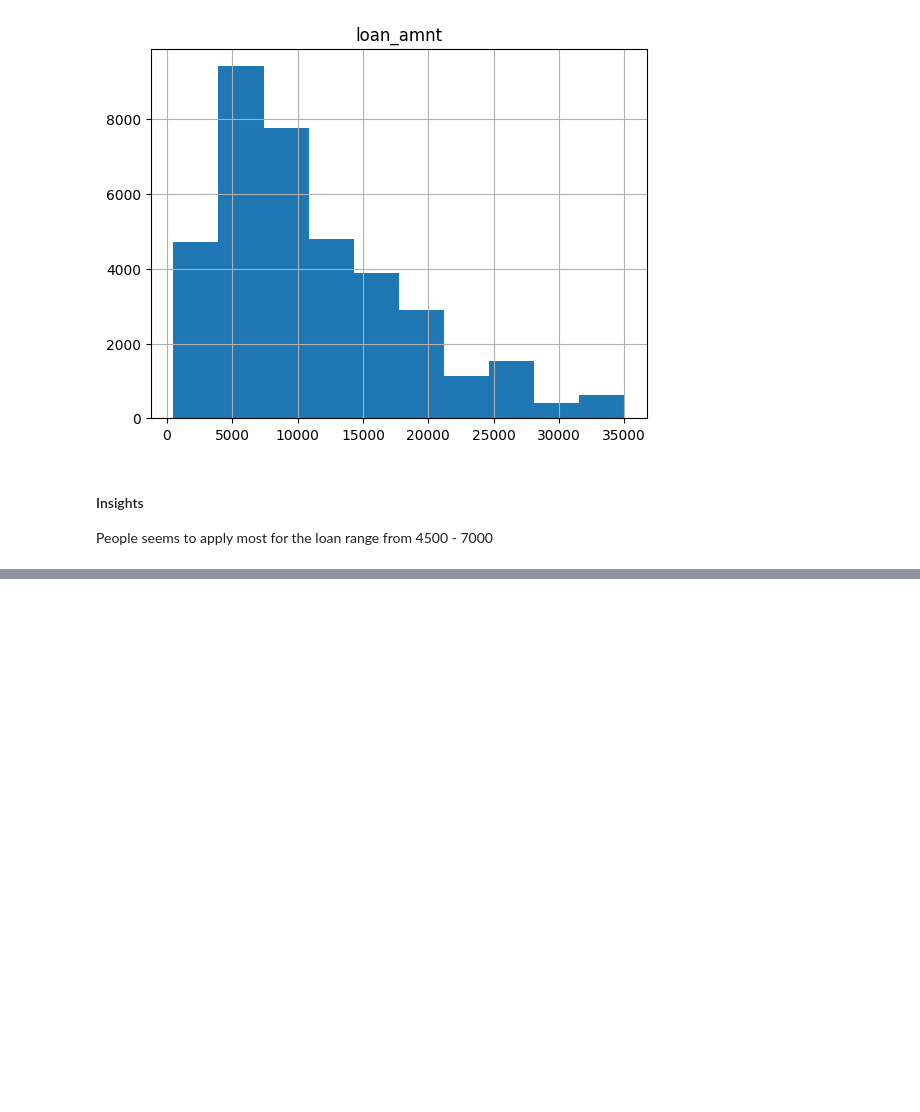
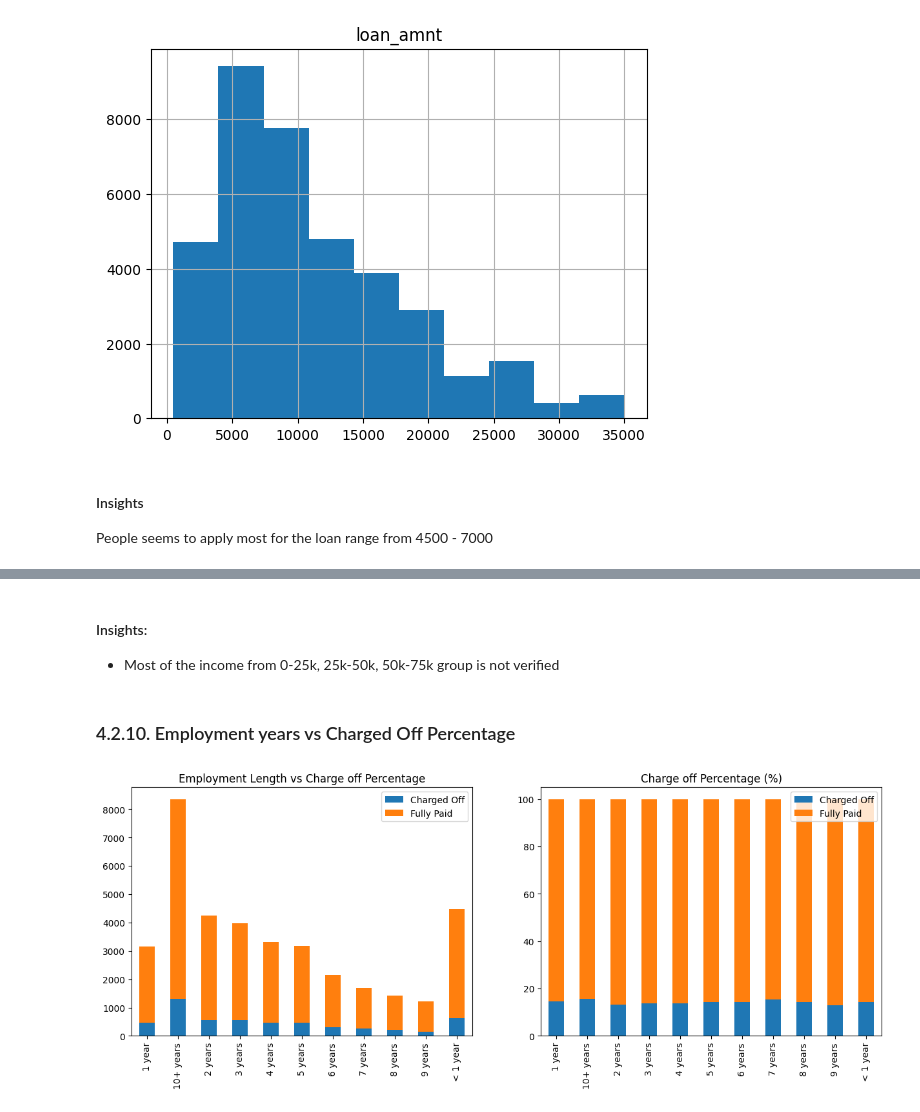
Before and after one commit to phucanthony/LendingClubCaseStudy, a Jupyter notebook: PhucPham_IIIT.ipynb, the cells around one changed output, grey strips where cells are left out. Cells and saved outputs as stored; diff of their text form; code cells hidden in the pictures; blank space fills up the shorter version.

```diff
--- a/PhucPham_IIIT.ipynb
+++ b/PhucPham_IIIT.ipynb
@@ -543,0 +561,9 @@ bivariate_analysis(dataframe=df, column='annual_inc_bin', title='Annual Income')
+# %% [markdown]
+#### Insights:
+- Most of the income from 0-25k, 25k-50k, 50k-75k group is not verified
+# %% [markdown]
+ ### 4.2.10. Employment years vs Charged Off Percentage
+# %%
+bivariate_analysis(dataframe=df, column='emp_length', title='Employment Length')
+# %% [output]
+[figure, added]
```
Also changed, not shown: parts of 131 cells of this notebook.
